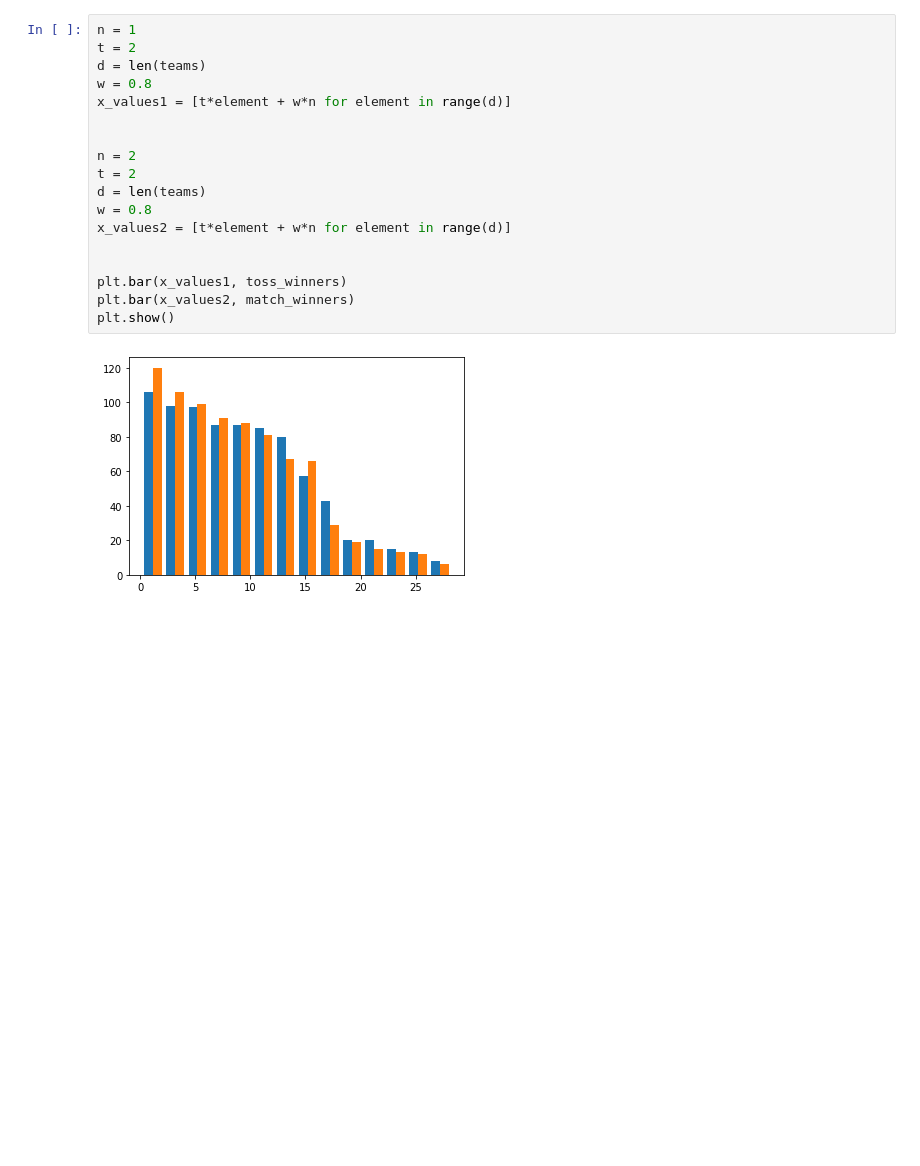
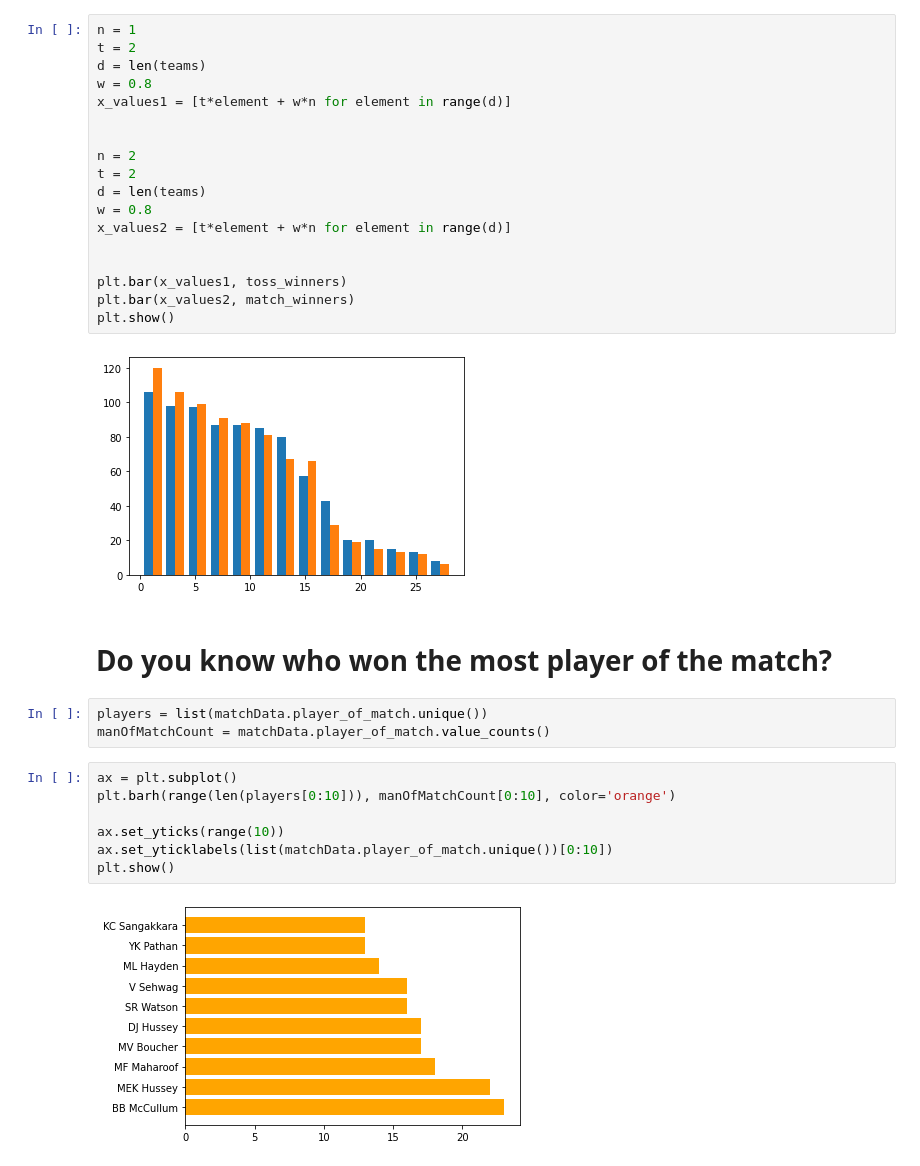
Before and after one commit to subhamyadav580/Data-Analysis-with-IPL-Dataset, a Jupyter notebook: IPL.ipynb, the cells around one changed output. Cells and saved outputs as stored; diff of their text form; blank space fills up the shorter version.

```diff
--- a/IPL.ipynb
+++ b/IPL.ipynb
@@ -390,3 +390,17 @@ plt.bar(x_values2, match_winners)
 plt.show()
 # %% [output]
 [figure]
+# %% [markdown]
+# **Do you know who won the most player of the match?**
+# %%
+players = list(matchData.player_of_match.unique())
+manOfMatchCount = matchData.player_of_match.value_counts()
+# %%
+ax = plt.subplot()
+plt.barh(range(len(players[0:10])), manOfMatchCount[0:10], color='orange')
+
+ax.set_yticks(range(10))
+ax.set_yticklabels(list(matchData.player_of_match.unique())[0:10])
+plt.show()
+# %% [output]
+[figure, added]
```
